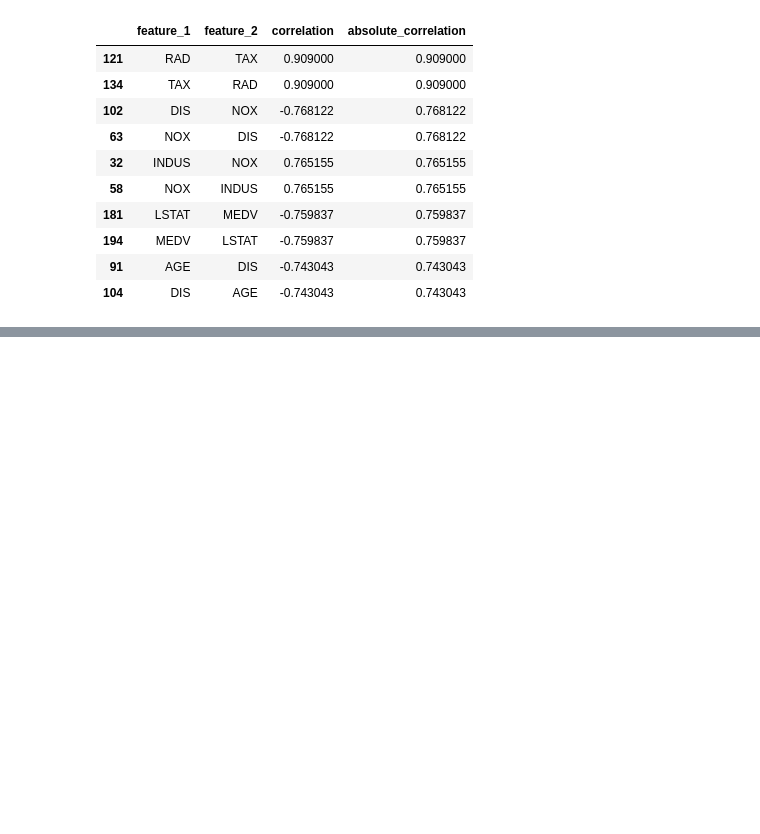
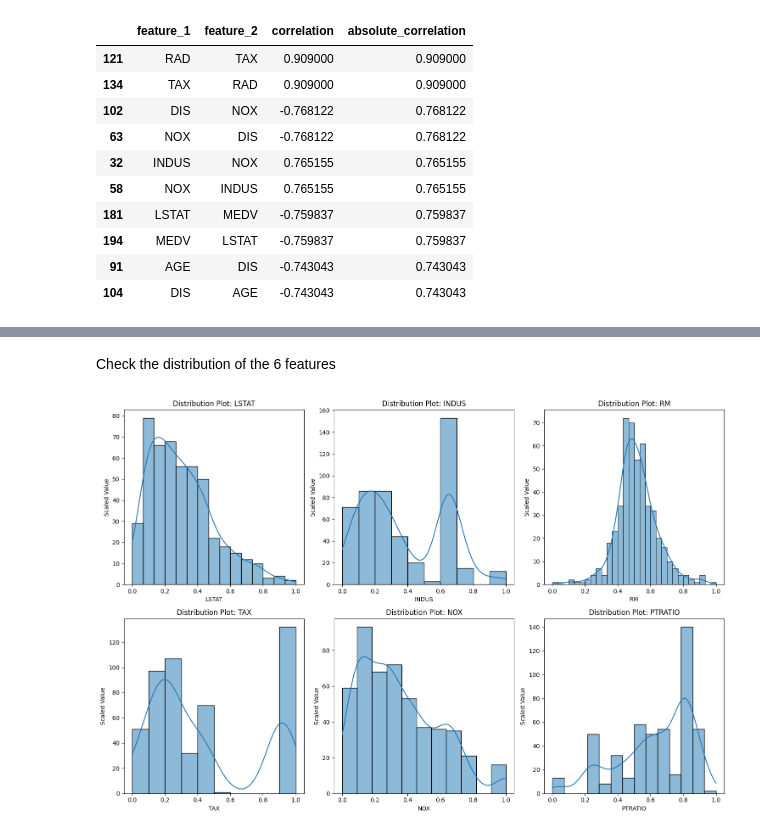
Before and after one commit to emonteiro27/data-boston-house-prices, a Jupyter notebook: boston-house-prices.ipynb, the cells around one changed output, grey strips where cells are left out. Saved outputs shown, nothing was run; the diff lists cells and outputs as text; code cells hidden in the pictures; blank space fills up the shorter version.

Commit message:
Plotted a distribution plot to check if min max scaler helped normalizing the feature -> didnt help 4/6

```diff
--- a/boston-house-prices.ipynb
+++ b/boston-house-prices.ipynb
@@ -311,0 +312,20 @@ plt.show()
+# %% [markdown]
+Check the distribution of the 6 features
+# %%
+num_rows = 2
+num_cols = 3
+fig, axes = plt.subplots(num_rows, num_cols, figsize=(15, 10))
+
+# Iterate through each feature and plot its distribution
+for i, feature in enumerate(corr_feat):
+    row = i // num_cols
+    col = i % num_cols
+    sns.histplot(data=X, x=feature, kde=True, ax=axes[row, col])
+    axes[row, col].set_title(f'Distribution Plot: {feature}')
+    axes[row, col].set_xlabel(feature)
+    axes[row, col].set_ylabel('Scaled Value')  # Indicate the data has been scaled
+
+plt.tight_layout()
+plt.show()
+# %% [output]
+[figure, added]
```
Also changed, not shown: parts of 4 cells of this notebook.
